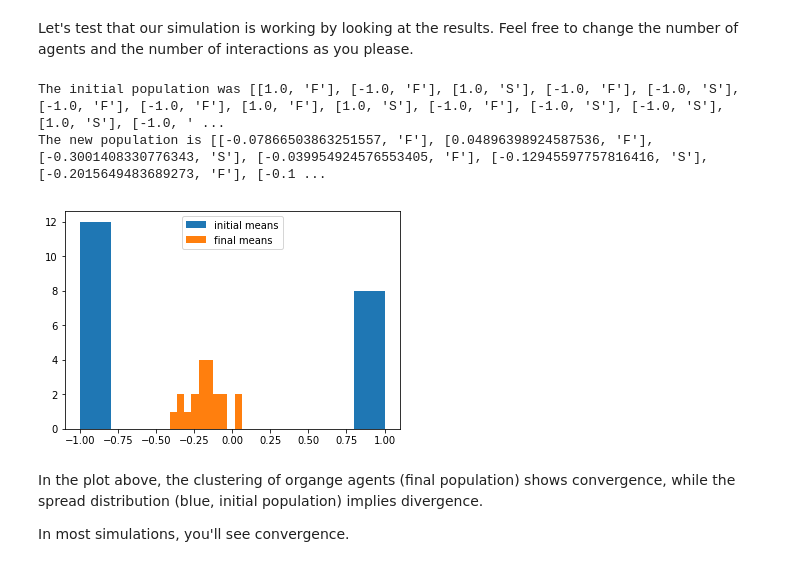
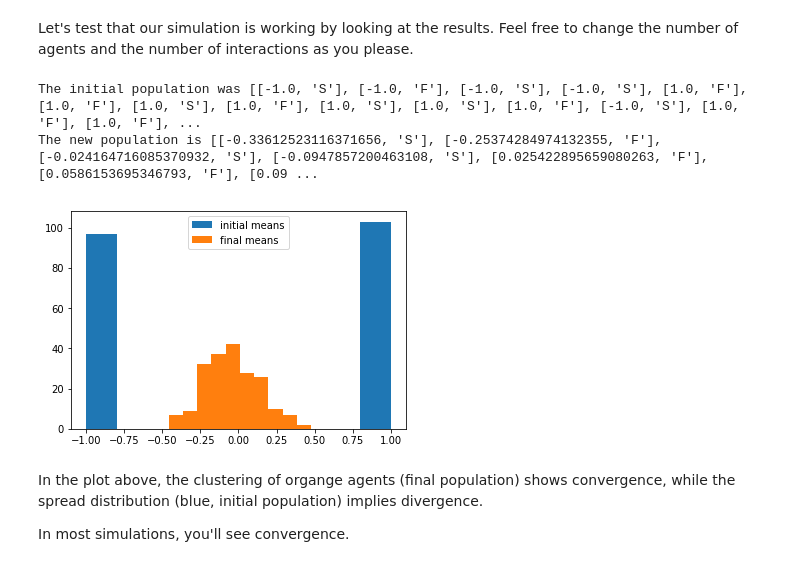
Before and after one commit to Limor-Raviv/Tutorial_Agent_Based_Models, a Jupyter notebook: Part 3 - A slightly More Complex Agent Based Model.ipynb, the cells around one changed output. Drawn from its saved outputs; the diff is of its cells as text; code cells hidden in the pictures.

```diff
--- a/Part 3 - A slightly More Complex Agent Based Model.ipynb
+++ b/Part 3 - A slightly More Complex Agent Based Model.ipynb
@@ -184,34 +184,34 @@ def simulate(n, k):
 # %% [markdown]
 Let's test that our simulation is working by looking at the results. Feel free to change the number of agents and the number of interactions as you please.
 # %%
-# Run a simulation with 8 agents and 5000 interactions
+# Run a simulation with 200 agents and 2000 interactions
 
-initial_population, new_population = simulate(20,5000)
+initial_population, new_population = simulate(200,2000)
 
 print "The initial population was", initial_population
 print "The new population is", new_population
 
 # Plot the agents' initial and final means
 
 %matplotlib inline
 # put plot in the notebook
 import matplotlib.pyplot as plt # importing a plotting library
 
 initial_means = []
 final_means = []
 
 for agent in range(len(initial_population)):
     initial_means.append(initial_population[agent][0])
     final_means.append(new_population[agent][0])
 
 plt.hist(initial_means, label='initial means')
 plt.hist(final_means, label='final means')
 plt.legend(loc='upper center')
 plt.show()
 # %% [output]
-The initial population was [[1.0, 'F'], [-1.0, 'F'], [1.0, 'S'], [-1.0, 'F'], [-1.0, 'S'], [-1.0, 'F'], [-1.0, 'F'], [1.0, 'F'], [1.0, 'S'], [-1.0, 'F'], [-1.0, 'S'], [-1.0, 'S'], [1.0, 'S'], [-1.0, ' ...
-The new population is [[-0.07866503863251557, 'F'], [0.04896398924587536, 'F'], [-0.3001408330776343, 'S'], [-0.039954924576553405, 'F'], [-0.12945597757816416, 'S'], [-0.2015649483689273, 'F'], [-0.1 ...
+The initial population was [[-1.0, 'S'], [-1.0, 'F'], [-1.0, 'S'], [-1.0, 'S'], [1.0, 'F'], [1.0, 'F'], [1.0, 'S'], [1.0, 'F'], [1.0, 'S'], [1.0, 'S'], [1.0, 'F'], [-1.0, 'S'], [1.0, 'F'], [1.0, 'F'], ...
+The new population is [[-0.33612523116371656, 'S'], [-0.25374284974132355, 'F'], [-0.024164716085370932, 'S'], [-0.0947857200463108, 'S'], [0.025422895659080263, 'F'], [0.0586153695346793, 'F'], [0.09 ...
-[figure, old version]
+[figure, new version]
 # %% [markdown]
 In the plot above, the clustering of organge agents (final population) shows convergence, while the spread distribution (blue, initial population) implies divergence.
 
```
Also changed, not shown: parts of 26 cells of this notebook.
